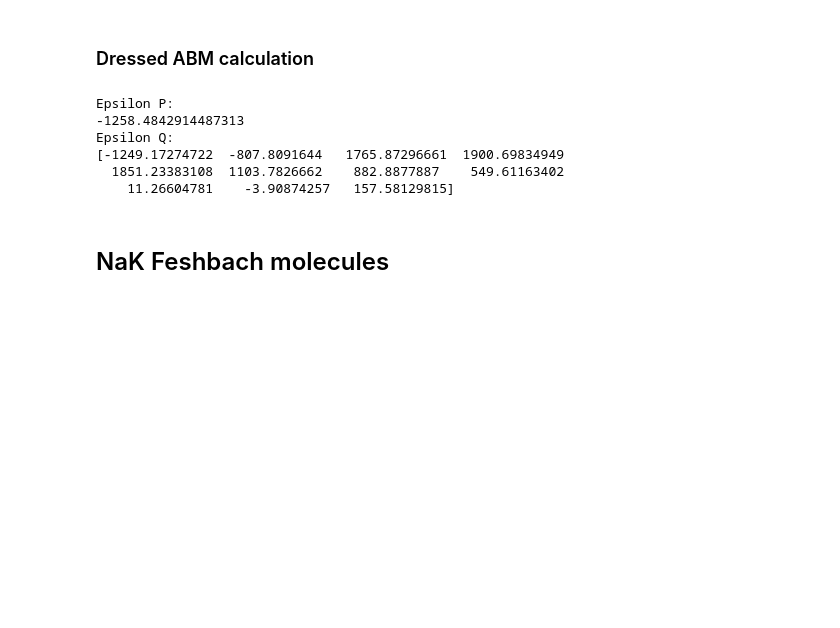
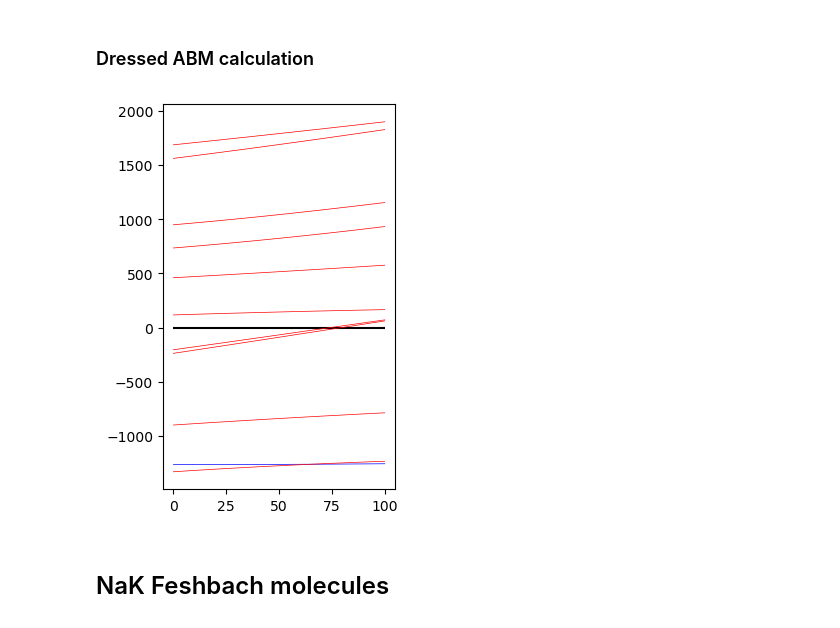
Before and after one commit to huanium/huanium, a Jupyter notebook: MIT_PhD/Fermi1/Fermi1 Calculator/Fermi1_Calculator_part_3_of_5.ipynb, the cells around one changed output. Cells and saved outputs as stored; diff of their text form; code cells hidden in the pictures; blank space fills up the shorter version.

```diff
--- a/MIT_PhD/Fermi1/Fermi1 Calculator/Fermi1_Calculator_part_3_of_5.ipynb
+++ b/MIT_PhD/Fermi1/Fermi1 Calculator/Fermi1_Calculator_part_3_of_5.ipynb
@@ -1222,29 +1228,37 @@ def ABM_BR_basis_Hamiltonian(mF_Na, mF_K, subspace_F_Na = 1, subspace_F_K = 9/2,
     BR_to_ABM_prod_CG_matrix = Breit_Rabi_to_ABM_product_matrix(mF_Na,mF_K,subspace_F_Na,subspace_F_K, B_field)
     # calculate Hamiltonian
     ABM_BR_basis_H = np.matmul(np.matmul( np.conjugate(np.transpose(BR_to_ABM_prod_CG_matrix)) , H_prod_basis), BR_to_ABM_prod_CG_matrix)
-
-    # get HPP, HQQ, HPQ
-    HPP = ABM_BR_basis_H[0,0]
-    HQQ = ABM_BR_basis_H[1:,1:]
-
-    # diagonalize HQQ:
-    # HQQ_basis = dressed_ABM_Breit_Rabi_basis_Na40K(mF_Na, mF_K, subspace_F_Na, subspace_F_K)[1:]
-    freqs_HQQ, eigenvectors_HQQ = np.linalg.eig(HQQ)
-
-    print('Epsilon P:')
-    print(HPP)
-    print('Epsilon Q:')
-    print(freqs_HQQ)
     return ABM_BR_basis_H
-# %%
-H = ABM_BR_basis_Hamiltonian(1,-9/2,B_field = 78)
-# %% [output]
-Epsilon P:
--1258.4842914487313
-Epsilon Q:
-[-1249.17274722  -807.8091644   1765.87296661  1900.69834949
-  1851.23383108  1103.7826662    882.8877887    549.61163402
-    11.26604781    -3.90874257   157.58129815]
+# %%
+B_fields = np.linspace(0,100,100)
+epsilon_Q = []
+epsilon_P = []
+for b in B_fields:
+    H_BR = ABM_BR_basis_Hamiltonian(1,-9/2, 1, 9/2, b)
+    H_PP = H_BR[0,0]
+    H_QQ = H_BR[1:,1:]
+    # bare energies
+    Q_freqs, Q_eigenvectors = np.linalg.eig(H_QQ)
+    Q_freqs = np.sort(Q_freqs)
+    epsilon_P.append(H_PP)
+    epsilon_Q.append(Q_freqs)
+
+epsilon_P = np.array(epsilon_P)
+epsilon_Q = np.array(epsilon_Q)
+dressed_E = np.array(dressed_E)
+
+fig, ax = plt.subplots(figsize=(3, 5))
+# threshold energy Eth = 0
+plt.hlines(0, xmin = min(B_fields), xmax = max(B_fields), colors = 'black')
+# bare energies
+plt.plot(B_fields, epsilon_P, linewidth=0.5, color = 'blue')
+for i in range(epsilon_Q.shape[1]-1):
+    plt.plot(B_fields, epsilon_Q[:,i], linewidth = 0.5, color='red')
+
+# plt.ylim([-500,100])
+plt.show()
+# %% [output]
+[figure, added]
 # %% [markdown]
 # <font size = 5>NaK Feshbach molecules</font>
 # %% [markdown]
```
Also changed, not shown: parts of 2 cells of this notebook, 3 other files.
